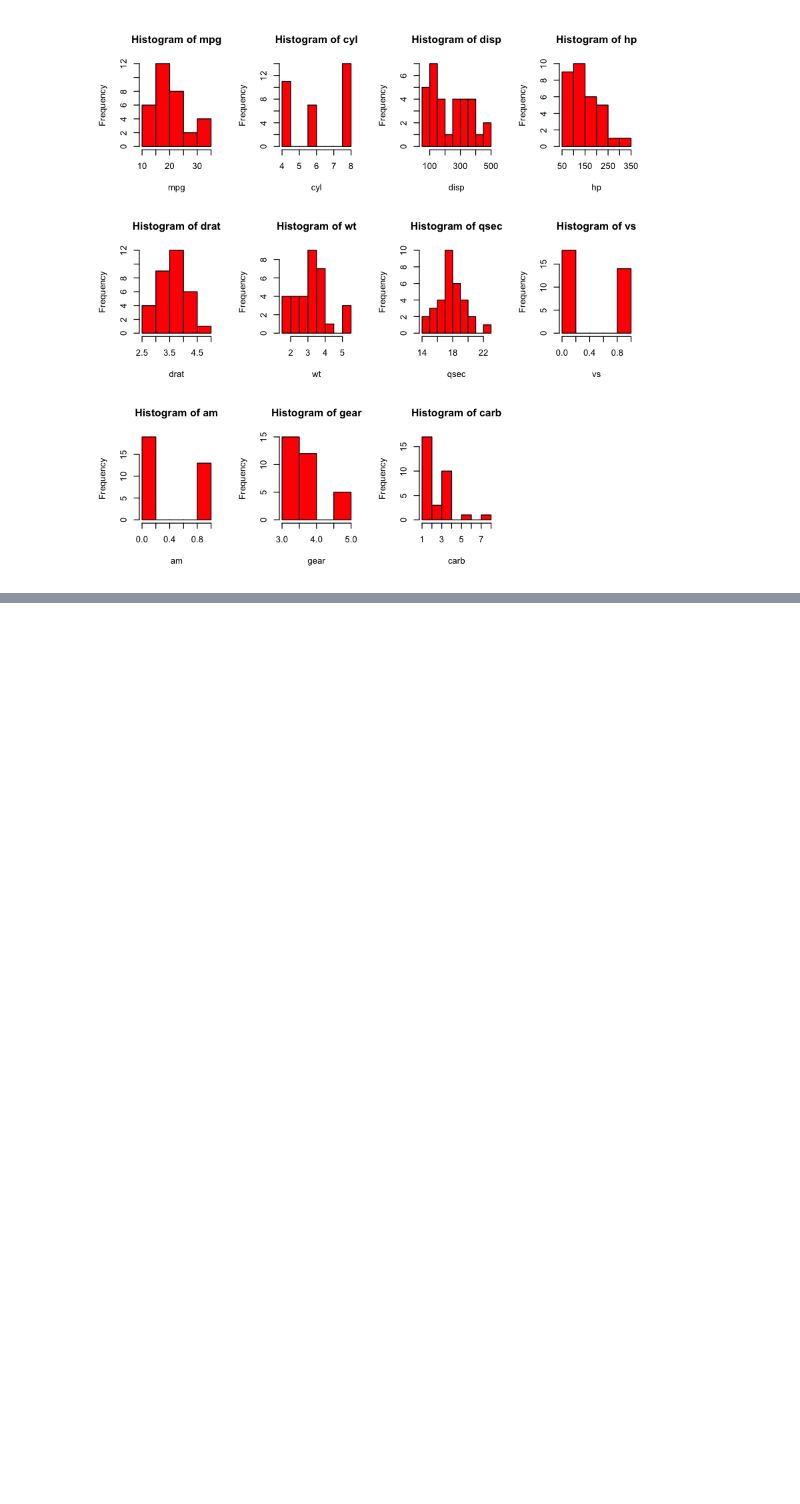
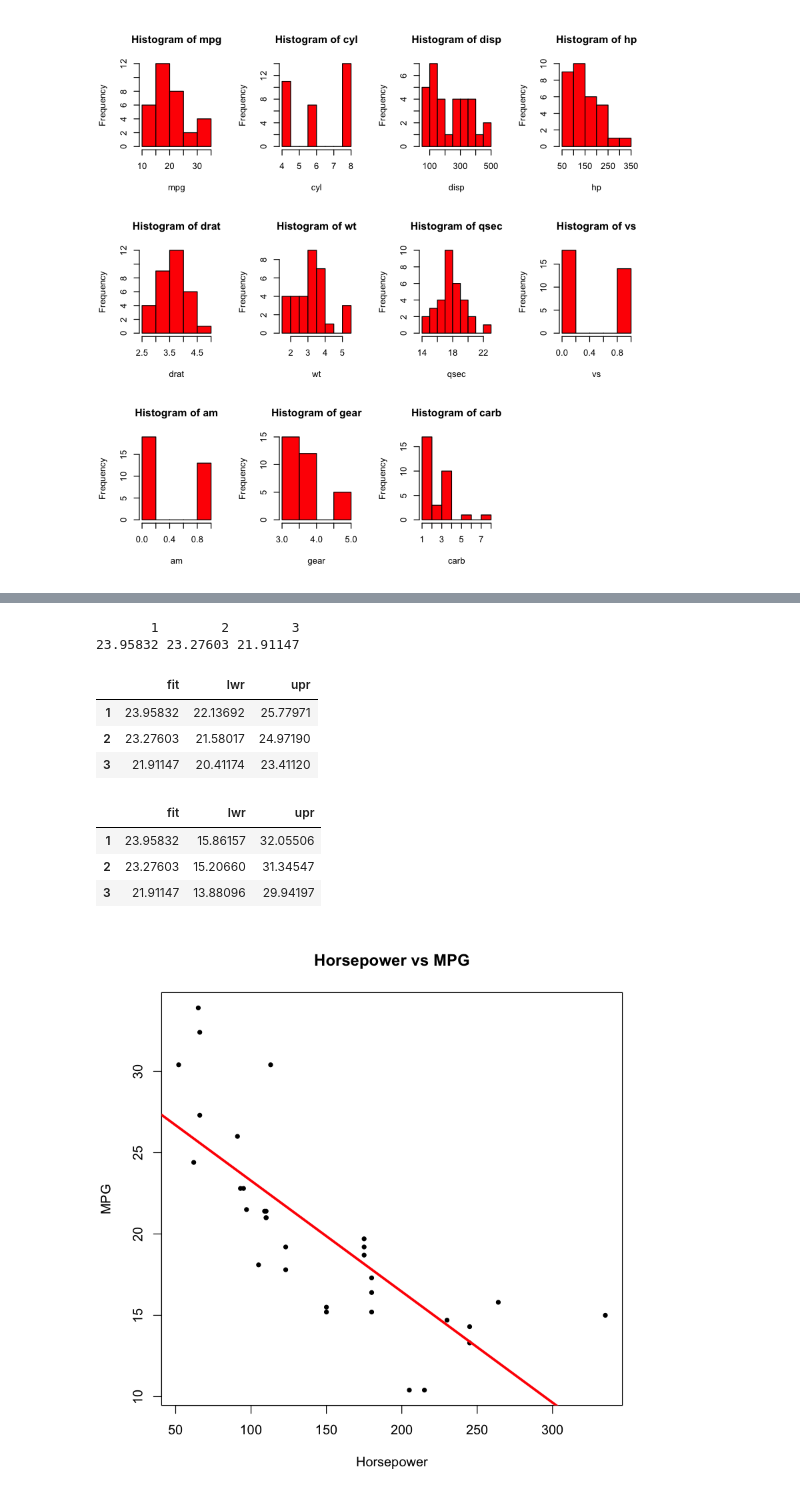
Before and after one commit to edkrueger/r-regression-labs, a Jupyter notebook: mtcars.ipynb, the cells around one changed output, grey strips where cells are left out. Drawn from its saved outputs; the diff is of its cells as text; code cells hidden in the pictures; blank space fills up the shorter version.

Commit message:
Add Univariate regression instructor.

```diff
--- a/mtcars.ipynb
+++ b/mtcars.ipynb
@@ -183,0 +186,3 @@ for (name in names(mtcars)){
+# %%
+# fit a linear model of horsepower on mpg
+lm_univariate = lm(mpg ~ hp, data=mtcars)
@@ -183,0 +229,48 @@ for (name in names(mtcars)){
+# %%
+# use the univariate model to predict the mpg for the horsepower's 90, 100 and 120
+predict(lm_univariate, data.frame(hp=c(90, 100, 120)))
+# %% [output]
+       1        2        3
+23.95832 23.27603 21.91147
+# %%
+# get the confidence intervals along with the predictions
+predict(
+    lm_univariate,
+    data.frame(hp=c(90, 100, 120)),
+    interval="confidence"
+)
+# %% [output]
+|  | fit | lwr | upr |
+| 1 | 23.95832 | 22.13692 | 25.77971 |
+| 2 | 23.27603 | 21.58017 | 24.97190 |
+| 3 | 21.91147 | 20.41174 | 23.41120 |
+# %%
+# get the prediction intervals along with the predictions
+predict(
+    lm_univariate,
+    data.frame(hp=c(90, 100, 120)),
+    interval="prediction"
+)
+# %% [output]
+|  | fit | lwr | upr |
+| 1 | 23.95832 | 15.86157 | 32.05506 |
+| 2 | 23.27603 | 15.20660 | 31.34547 |
+| 3 | 21.91147 | 13.88096 | 29.94197 |
+# %%
+# plot horsepower v.s. mpg with trendline from the univariate model
+plot(
+    mtcars$hp,
+    mtcars$mpg,
+    xlab = "Horsepower",
+    ylab = "MPG",
+    main = "Horsepower vs MPG",
+    pch = 20
+)
+
+abline(
+    lm_univariate,
+    lwd=3,
+    col="red"
+)
+# %% [output]
+[figure, added]
```
Also changed, not shown: parts of 7 cells of this notebook.
